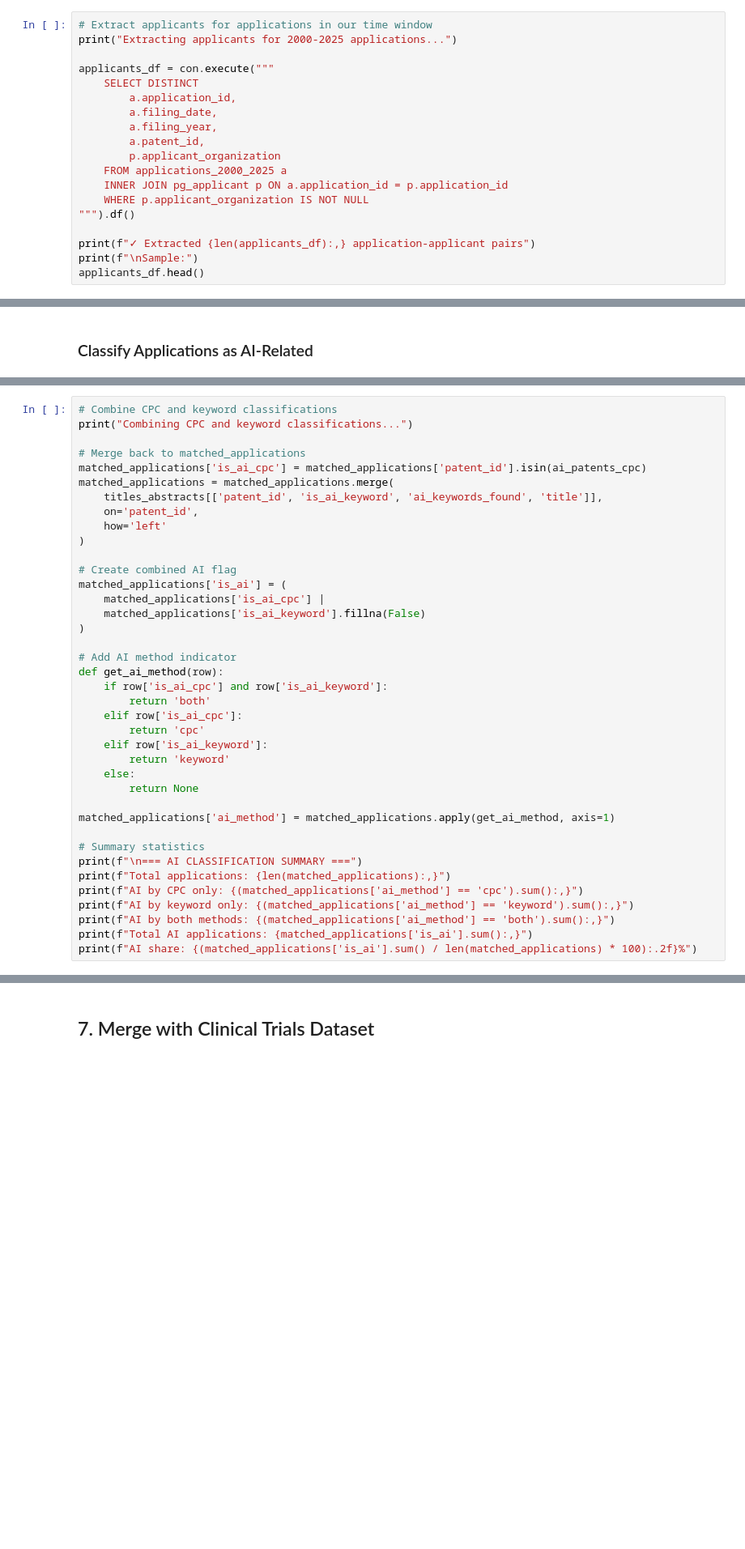
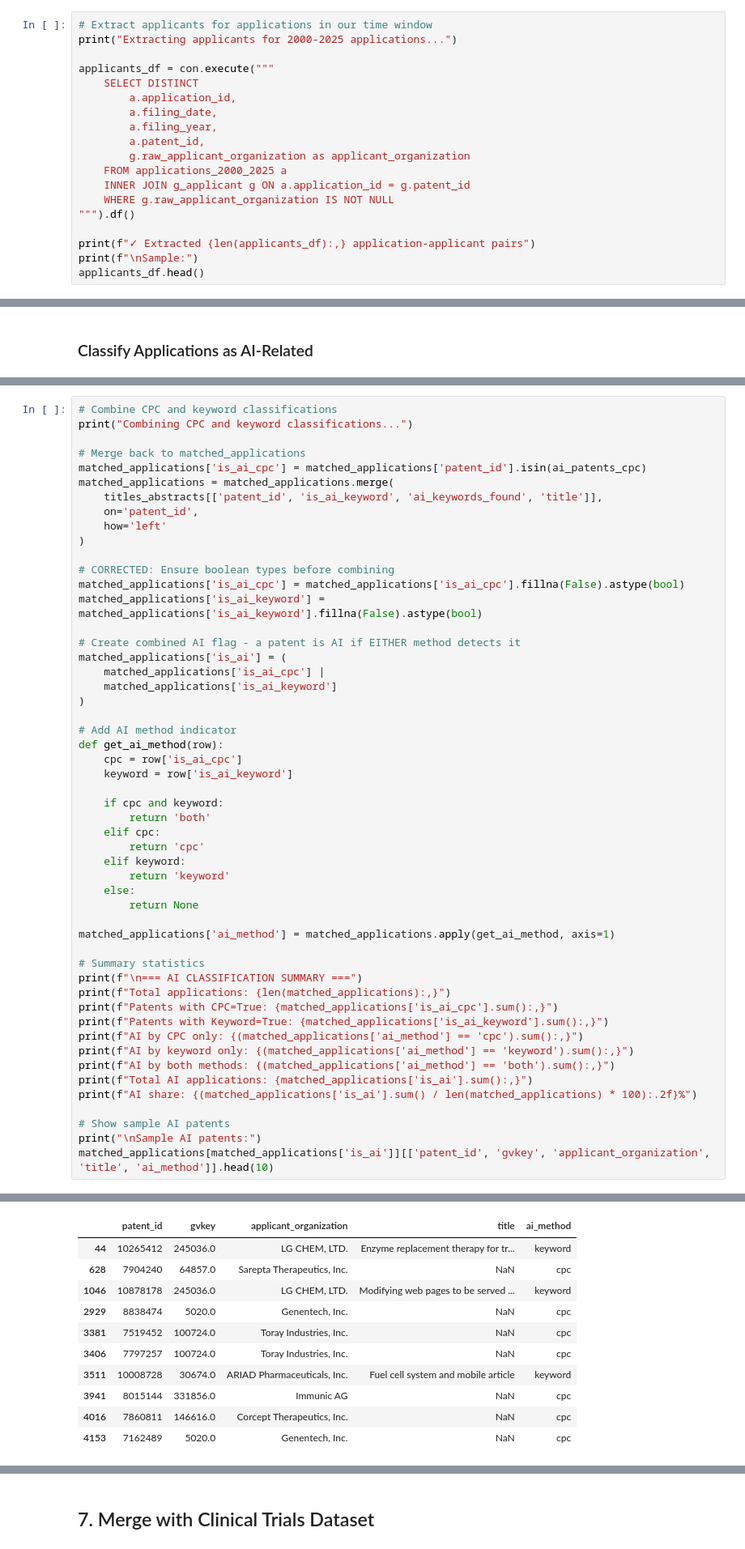
Before and after one commit to eddie-wq07/research_task1, a Jupyter notebook: Task2/task2_patents_discern_merge.ipynb, the cells around one changed output, grey strips where cells are left out. Shown at 81% size. Cells and saved outputs as stored; diff of their text form; blank space fills up the shorter version.

```diff
--- a/Task2/task2_patents_discern_merge.ipynb
+++ b/Task2/task2_patents_discern_merge.ipynb
@@ -509,10 +607,10 @@ applicants_df = con.execute("""
         a.filing_date,
         a.filing_year,
         a.patent_id,
-        p.applicant_organization
+        g.raw_applicant_organization as applicant_organization
     FROM applications_2000_2025 a
-    INNER JOIN pg_applicant p ON a.application_id = p.application_id
-    WHERE p.applicant_organization IS NOT NULL
+    INNER JOIN g_applicant g ON a.application_id = g.patent_id
+    WHERE g.raw_applicant_organization IS NOT NULL
 """).df()
 
 print(f"✓ Extracted {len(applicants_df):,} application-applicant pairs")
@@ -761,19 +964,26 @@ matched_applications = matched_applications.merge(
     how='left'
 )
 
-# Create combined AI flag
+# CORRECTED: Ensure boolean types before combining
+matched_applications['is_ai_cpc'] = matched_applications['is_ai_cpc'].fillna(False).astype(bool)
+matched_applications['is_ai_keyword'] = matched_applications['is_ai_keyword'].fillna(False).astype(bool)
+
+# Create combined AI flag - a patent is AI if EITHER method detects it
 matched_applications['is_ai'] = (
     matched_applications['is_ai_cpc'] |
-    matched_applications['is_ai_keyword'].fillna(False)
+    matched_applications['is_ai_keyword']
 )
 
 # Add AI method indicator
 def get_ai_method(row):
-    if row['is_ai_cpc'] and row['is_ai_keyword']:
+    cpc = row['is_ai_cpc']
+    keyword = row['is_ai_keyword']
+
+    if cpc and keyword:
         return 'both'
-    elif row['is_ai_cpc']:
+    elif cpc:
         return 'cpc'
-    elif row['is_ai_keyword']:
+    elif keyword:
         return 'keyword'
     else:
         return None
@@ -783,8 +993,15 @@ matched_applications['ai_method'] = matched_applications.apply(get_ai_method, ax
 # Summary statistics
 print(f"\n=== AI CLASSIFICATION SUMMARY ===")
 print(f"Total applications: {len(matched_applications):,}")
+print(f"Patents with CPC=True: {matched_applications['is_ai_cpc'].sum():,}")
+print(f"Patents with Keyword=True: {matched_applications['is_ai_keyword'].sum():,}")
 print(f"AI by CPC only: {(matched_applications['ai_method'] == 'cpc').sum():,}")
 print(f"AI by keyword only: {(matched_applications['ai_method'] == 'keyword').sum():,}")
 print(f"AI by both methods: {(matched_applications['ai_method'] == 'both').sum():,}")
 print(f"Total AI applications: {matched_applications['is_ai'].sum():,}")
 print(f"AI share: {(matched_applications['is_ai'].sum() / len(matched_applications) * 100):.2f}%")
+
+# Show sample AI patents
+print("\nSample AI patents:")
+matched_applications[matched_applications['is_ai']][['patent_id', 'gvkey', 'applicant_organization', 'title', 'ai_method']].head(10)
+# %% [output]
@@ -790,0 +1021,11 @@ print(f"AI share: {(matched_applications['is_ai'].sum() / len(matched_applicatio
+|  | patent_id | gvkey | applicant_organization | title | ai_method |
+| 44 | 10265412 | 245036.0 | LG CHEM, LTD. | Enzyme replacement therapy for tr... | keyword |
+| 628 | 7904240 | 64857.0 | Sarepta Therapeutics, Inc. | NaN | cpc |
+| 1046 | 10878178 | 245036.0 | LG CHEM, LTD. | Modifying web pages to be served ... | keyword |
+| 2929 | 8838474 | 5020.0 | Genentech, Inc. | NaN | cpc |
+| 3381 | 7519452 | 100724.0 | Toray Industries, Inc. | NaN | cpc |
+| 3406 | 7797257 | 100724.0 | Toray Industries, Inc. | NaN | cpc |
+| 3511 | 10008728 | 30674.0 | ARIAD Pharmaceuticals, Inc. | Fuel cell system and mobile article | keyword |
+| 3941 | 8015144 | 331856.0 | Immunic AG | NaN | cpc |
+| 4016 | 7860811 | 146616.0 | Corcept Therapeutics, Inc. | NaN | cpc |
+| 4153 | 7162489 | 5020.0 | Genentech, Inc. | NaN | cpc |
```
Also changed, not shown: parts of 64 cells of this notebook.
